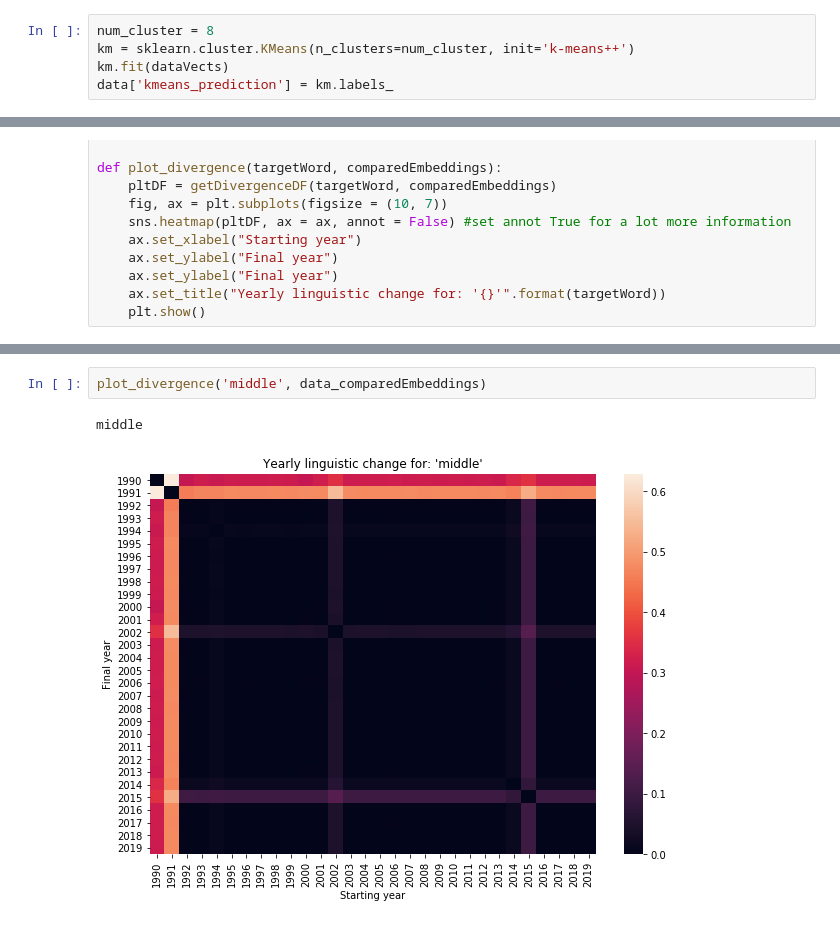
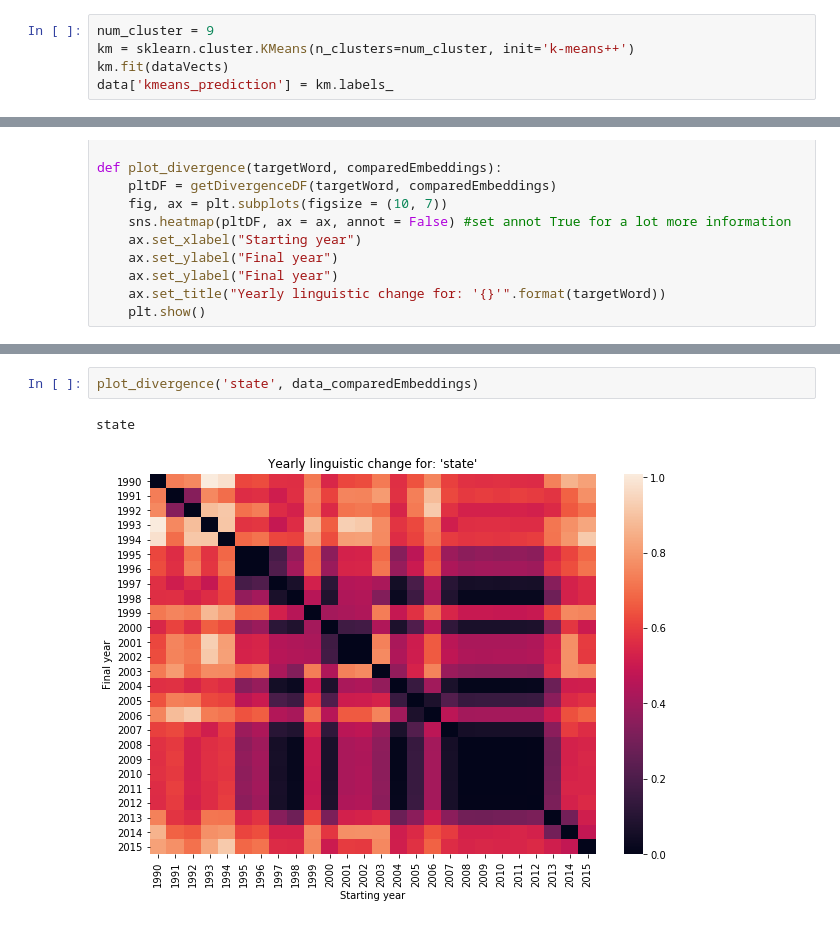
Before and after one commit to rachel-ker/refugeediscourse, a Jupyter notebook: analysis_template-COCA.ipynb, the cells around one changed output, grey strips where cells are left out. Cells and saved outputs as stored; diff of their text form.

```diff
--- a/analysis_template-COCA.ipynb
+++ b/analysis_template-COCA.ipynb
@@ -477,5 +477,5 @@ For 9 clusters, average silhouette score is 0.03027735674778955
 # %%
-num_cluster = 8
+num_cluster = 9
 km = sklearn.cluster.KMeans(n_clusters=num_cluster, init='k-means++')
 km.fit(dataVects)
 data['kmeans_prediction'] = km.labels_
@@ -1299,6 +1312,6 @@ iraq
 # %%
-plot_divergence('middle', data_comparedEmbeddings)
+plot_divergence('state', data_comparedEmbeddings)
 # %% [output]
-middle
+state
-[figure, old version]
+[figure, new version]
 # %%
```
Also changed, not shown: parts of 30 cells of this notebook.
